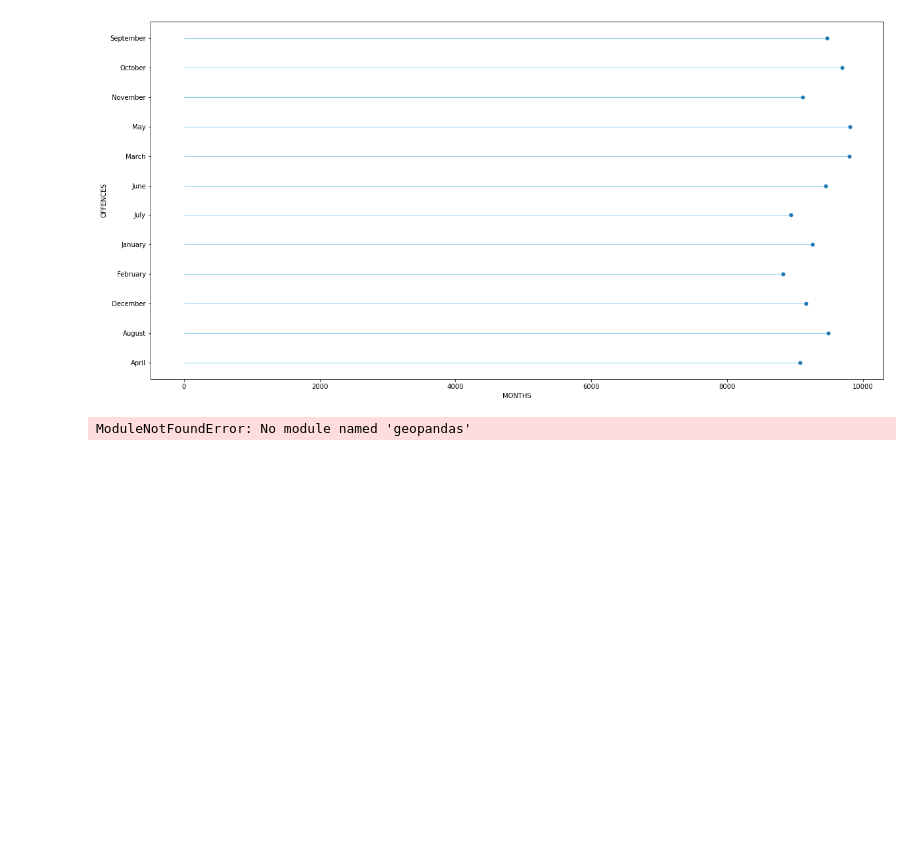
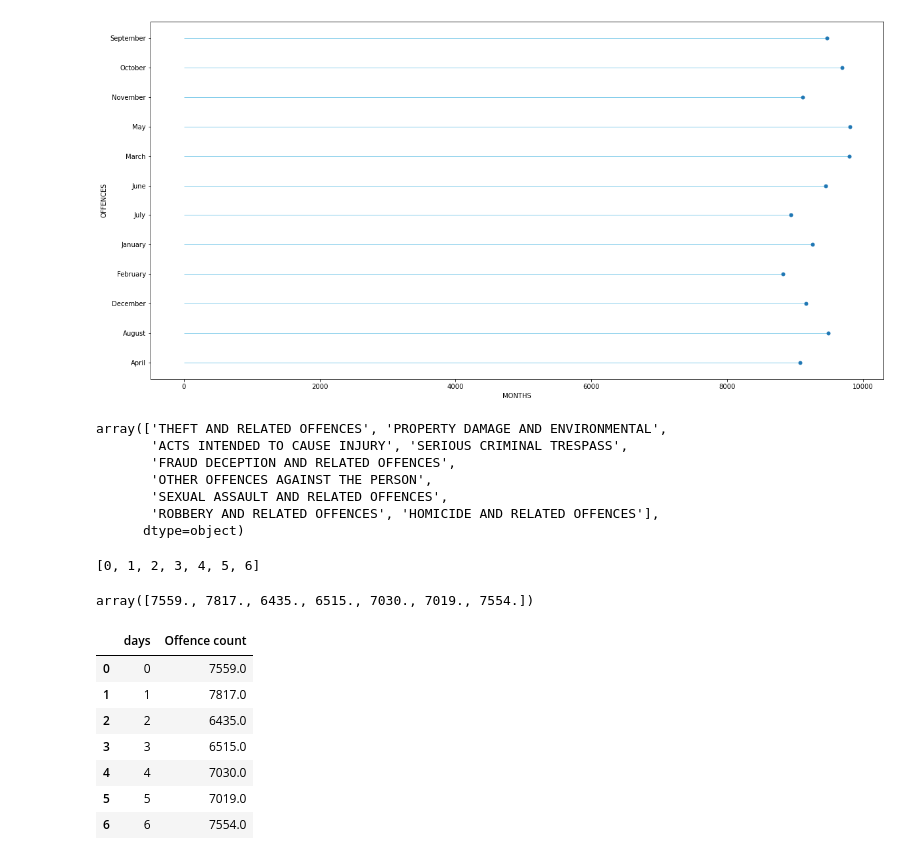
Before and after one commit to MunyaradziMagura/SA-Crime, a Jupyter notebook: SA_crime.ipynb, the cells around one changed output. Drawn from its saved outputs; the diff is of its cells as text; code cells hidden in the pictures; blank space fills up the shorter version.

```diff
--- a/SA_crime.ipynb
+++ b/SA_crime.ipynb
@@ -277,5 +278,50 @@ plt.show()
 # %% [output]
 [figure]
 # %%
+# get the unuqie crime descriptions as a dataframe and turn it into an aray
+uniqueCrime = pd.DataFrame(data['Offence Level 2 Description'].unique())
+uniqueCrime = np.array(uniqueCrime).flatten()
+uniqueCrime
 # %% [output]
-ModuleNotFoundError: No module named 'geopandas'
+array(['THEFT AND RELATED OFFENCES', 'PROPERTY DAMAGE AND ENVIRONMENTAL',
+       'ACTS INTENDED TO CAUSE INJURY', 'SERIOUS CRIMINAL TRESPASS',
+       'FRAUD DECEPTION AND RELATED OFFENCES',
+       'OTHER OFFENCES AGAINST THE PERSON',
+       'SEXUAL ASSAULT AND RELATED OFFENCES',
+       'ROBBERY AND RELATED OFFENCES', 'HOMICIDE AND RELATED OFFENCES'],
+      dtype=object)
+# %%
+# get all the Offence Level 2 Description with x name and drop the nulls
+perCrimeOffenceCount = pd.DataFrame(data.where(data["Offence Level 2 Description"] == 'THEFT AND RELATED OFFENCES').dropna())
+days = pd.DataFrame(perCrimeOffenceCount.groupby(pd.to_datetime(perCrimeOffenceCount['Reported Date']).dt.day_name().dropna()))
+days =  pd.DataFrame(days[0])
+days = np.array(days).flatten()
+
+# change days to numbers
+newDay = []
+for day in range(len(days)):
+    if days[day] == 'Sunday':
+        newDay.append(day)
+    elif days[day] == "Monday":
+        newDay.append(day)
+    elif days[day] == "Tuesday":
+        newDay.append(day)
+    elif days[day] == "Wednesday":
+        newDay.append(day)
+    elif days[day] == "Thursday":
+        newDay.append(day)
+    elif days[day] == "Friday":
+        newDay.append(day)
+    elif days[day] == "Saturday":
+        newDay.append(day)
+newDay
+# %% [output]
+[0, 1, 2, 3, 4, 5, 6]
+# %%
+# get the reported months and the number of offences per day
+perCrimeOffenceCount = pd.DataFrame(perCrimeOffenceCount.groupby(pd.to_datetime(perCrimeOffenceCount['Reported Date']).dt.day_name())['Offence count'].sum())
+# change sum to an array
+perCrimeOffenceCount = np.array(perCrimeOffenceCount['Offence count']).flatten()
+perCrimeOffenceCount
+# %% [output]
+array([7559., 7817., 6435., 6515., 7030., 7019., 7554.])
@@ -281,0 +330,11 @@ ModuleNotFoundError: No module named 'geopandas'
+# %%
+joined
+# %% [output]
+|  | days | Offence count |
+| 0 | 0 | 7559.0 |
+| 1 | 1 | 7817.0 |
+| 2 | 2 | 6435.0 |
+| 3 | 3 | 6515.0 |
+| 4 | 4 | 7030.0 |
+| 5 | 5 | 7019.0 |
+| 6 | 6 | 7554.0 |
```
Also changed, not shown: parts of 5 cells of this notebook.
